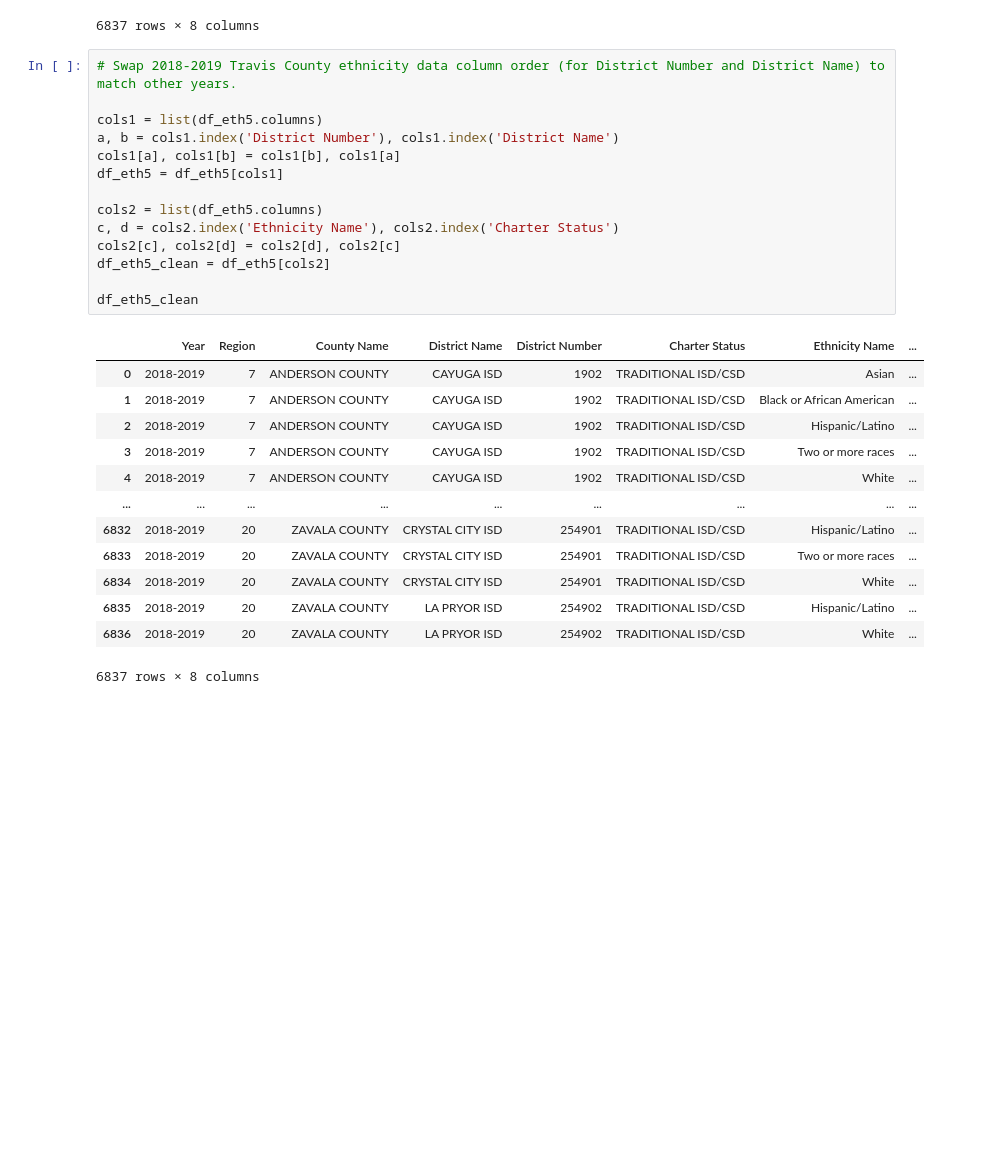
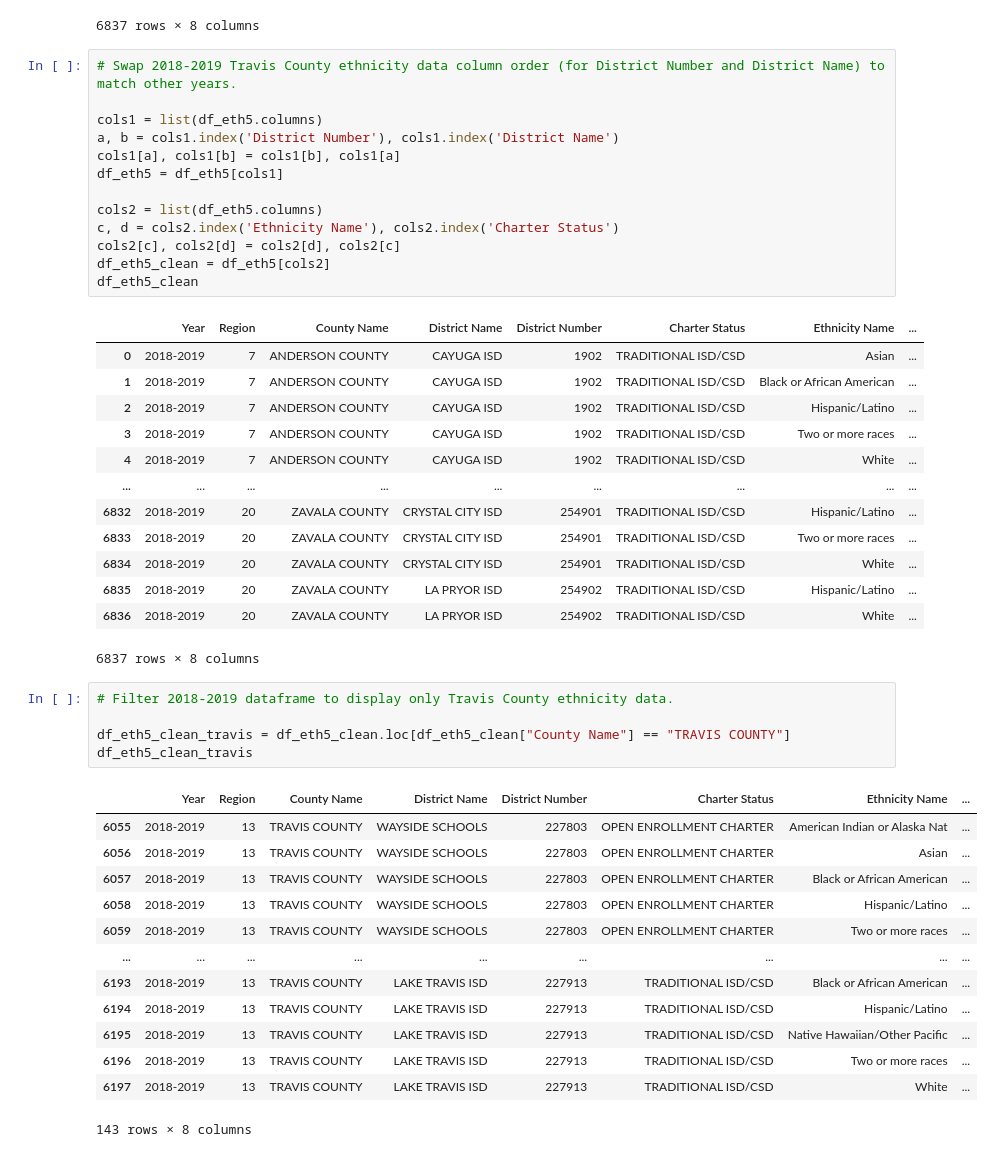
Before and after one commit to tpohl535/project_one_yellow_ninjas, a Jupyter notebook: Schools/schools-perf-amy.ipynb, the cells around one changed output. Cells and saved outputs as stored; diff of their text form; blank space fills up the shorter version.

```diff
--- a/Schools/schools-perf-amy.ipynb
+++ b/Schools/schools-perf-amy.ipynb
@@ -176,7 +176,6 @@ cols2 = list(df_eth5.columns)
 c, d = cols2.index('Ethnicity Name'), cols2.index('Charter Status')
 cols2[c], cols2[d] = cols2[d], cols2[c]
 df_eth5_clean = df_eth5[cols2]
-
 df_eth5_clean
 # %% [output]
 |  | Year | Region | County Name | District Name | District Number | Charter Status | Ethnicity Name | ... |
@@ -192,3 +191,22 @@ df_eth5_clean
 | 6835 | 2018-2019 | 20 | ZAVALA COUNTY | LA PRYOR ISD | 254902 | TRADITIONAL ISD/CSD | Hispanic/Latino | ... |
 | 6836 | 2018-2019 | 20 | ZAVALA COUNTY | LA PRYOR ISD | 254902 | TRADITIONAL ISD/CSD | White | ... |
 6837 rows × 8 columns
+# %%
+# Filter 2018-2019 dataframe to display only Travis County ethnicity data.
+
+df_eth5_clean_travis = df_eth5_clean.loc[df_eth5_clean["County Name"] == "TRAVIS COUNTY"]
+df_eth5_clean_travis
+# %% [output]
+|  | Year | Region | County Name | District Name | District Number | Charter Status | Ethnicity Name | ... |
+| 6055 | 2018-2019 | 13 | TRAVIS COUNTY | WAYSIDE SCHOOLS | 227803 | OPEN ENROLLMENT CHARTER | American Indian or Alaska Nat | ... |
+| 6056 | 2018-2019 | 13 | TRAVIS COUNTY | WAYSIDE SCHOOLS | 227803 | OPEN ENROLLMENT CHARTER | Asian | ... |
+| 6057 | 2018-2019 | 13 | TRAVIS COUNTY | WAYSIDE SCHOOLS | 227803 | OPEN ENROLLMENT CHARTER | Black or African American | ... |
+| 6058 | 2018-2019 | 13 | TRAVIS COUNTY | WAYSIDE SCHOOLS | 227803 | OPEN ENROLLMENT CHARTER | Hispanic/Latino | ... |
+| 6059 | 2018-2019 | 13 | TRAVIS COUNTY | WAYSIDE SCHOOLS | 227803 | OPEN ENROLLMENT CHARTER | Two or more races | ... |
+| ... | ... | ... | ... | ... | ... | ... | ... | ... |
+| 6193 | 2018-2019 | 13 | TRAVIS COUNTY | LAKE TRAVIS ISD | 227913 | TRADITIONAL ISD/CSD | Black or African American | ... |
+| 6194 | 2018-2019 | 13 | TRAVIS COUNTY | LAKE TRAVIS ISD | 227913 | TRADITIONAL ISD/CSD | Hispanic/Latino | ... |
+| 6195 | 2018-2019 | 13 | TRAVIS COUNTY | LAKE TRAVIS ISD | 227913 | TRADITIONAL ISD/CSD | Native Hawaiian/Other Pacific | ... |
+| 6196 | 2018-2019 | 13 | TRAVIS COUNTY | LAKE TRAVIS ISD | 227913 | TRADITIONAL ISD/CSD | Two or more races | ... |
+| 6197 | 2018-2019 | 13 | TRAVIS COUNTY | LAKE TRAVIS ISD | 227913 | TRADITIONAL ISD/CSD | White | ... |
+143 rows × 8 columns
```
Also changed, not shown: parts of 4 cells of this notebook, 2 other files.
